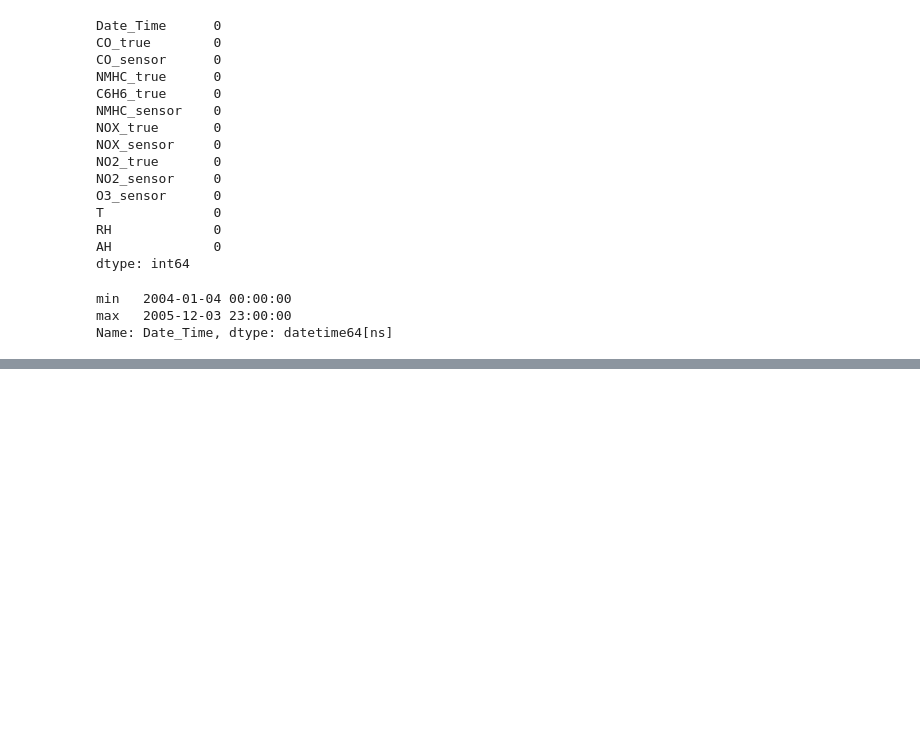
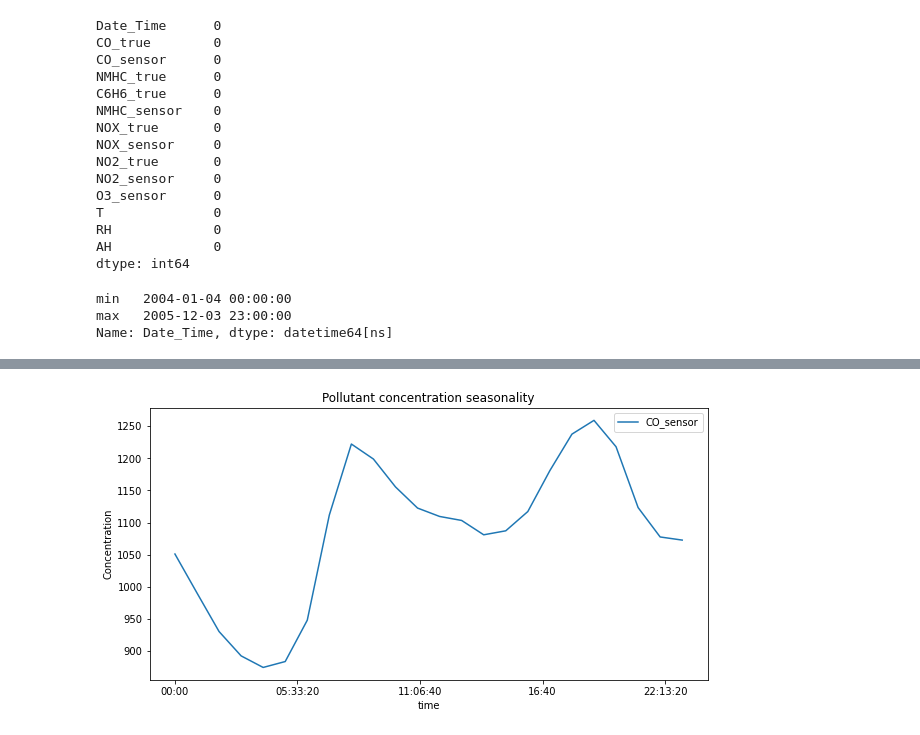
Before and after one commit to bhanu-code-repo/time-series-analysis, a Jupyter notebook: Air-Quality-Prediction/Air-Quality-Analysis-Prediction.ipynb, the cells around one changed output, grey strips where cells are left out. Saved outputs shown, nothing was run; the diff lists cells and outputs as text; code cells hidden in the pictures; blank space fills up the shorter version.

```diff
--- a/Air-Quality-Prediction/Air-Quality-Analysis-Prediction.ipynb
+++ b/Air-Quality-Prediction/Air-Quality-Analysis-Prediction.ipynb
@@ -232,0 +423,8 @@ Name: Date_Time, dtype: datetime64[ns]
+# %%
+# Capture 'time' in a new variable.
+
+time_ = data.index.time
+
+time_ = pd.Series(time_, index=data.index)
+
+time_.head()
@@ -232,0 +439,9 @@ Name: Date_Time, dtype: datetime64[ns]
+# %%
+# Plot the average pollutant concentration per hour.
+
+data.groupby(time_)[['CO_sensor']].mean().plot(figsize=(10, 5))
+plt.title('Pollutant concentration seasonality')
+plt.ylabel('Concentration')
+plt.show()
+# %% [output]
+[figure, added]
```
Also changed, not shown: parts of 74 cells of this notebook, 1 other file.
